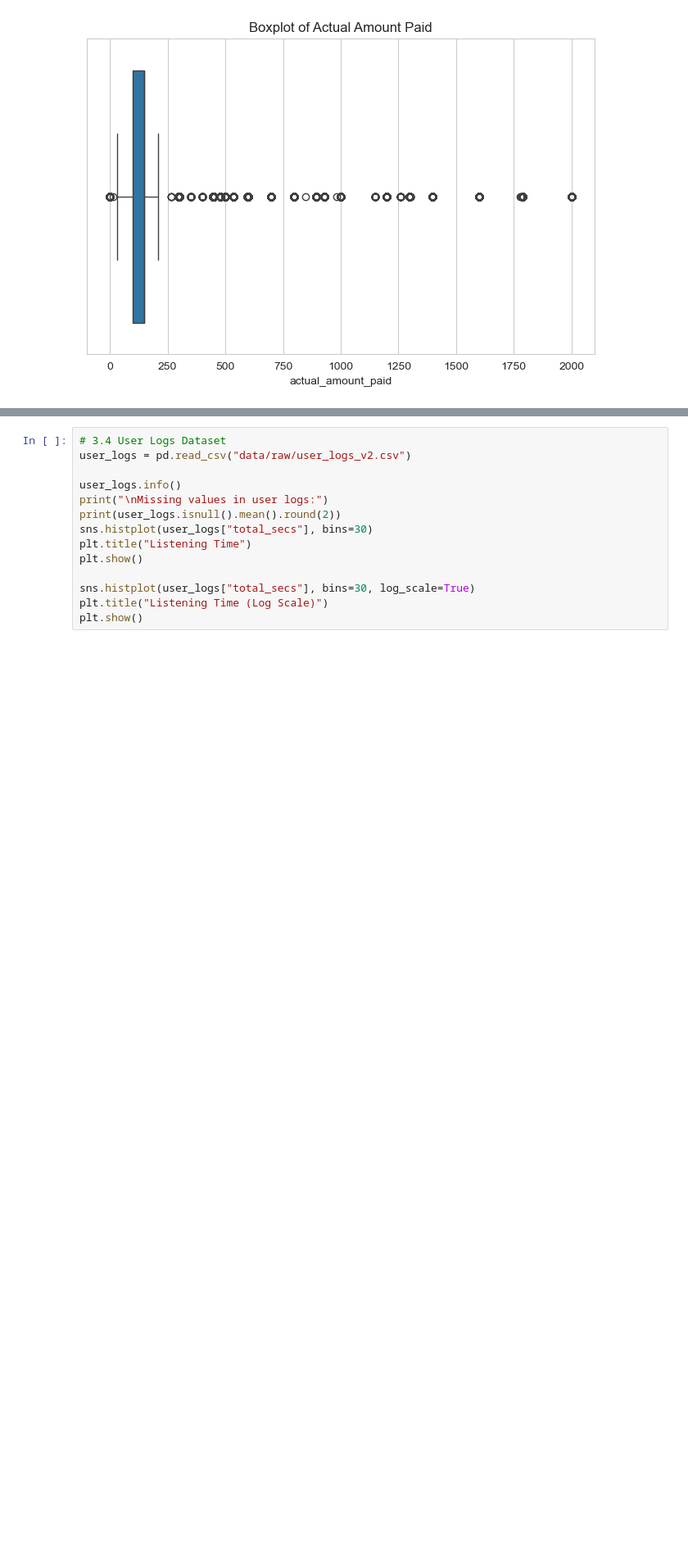
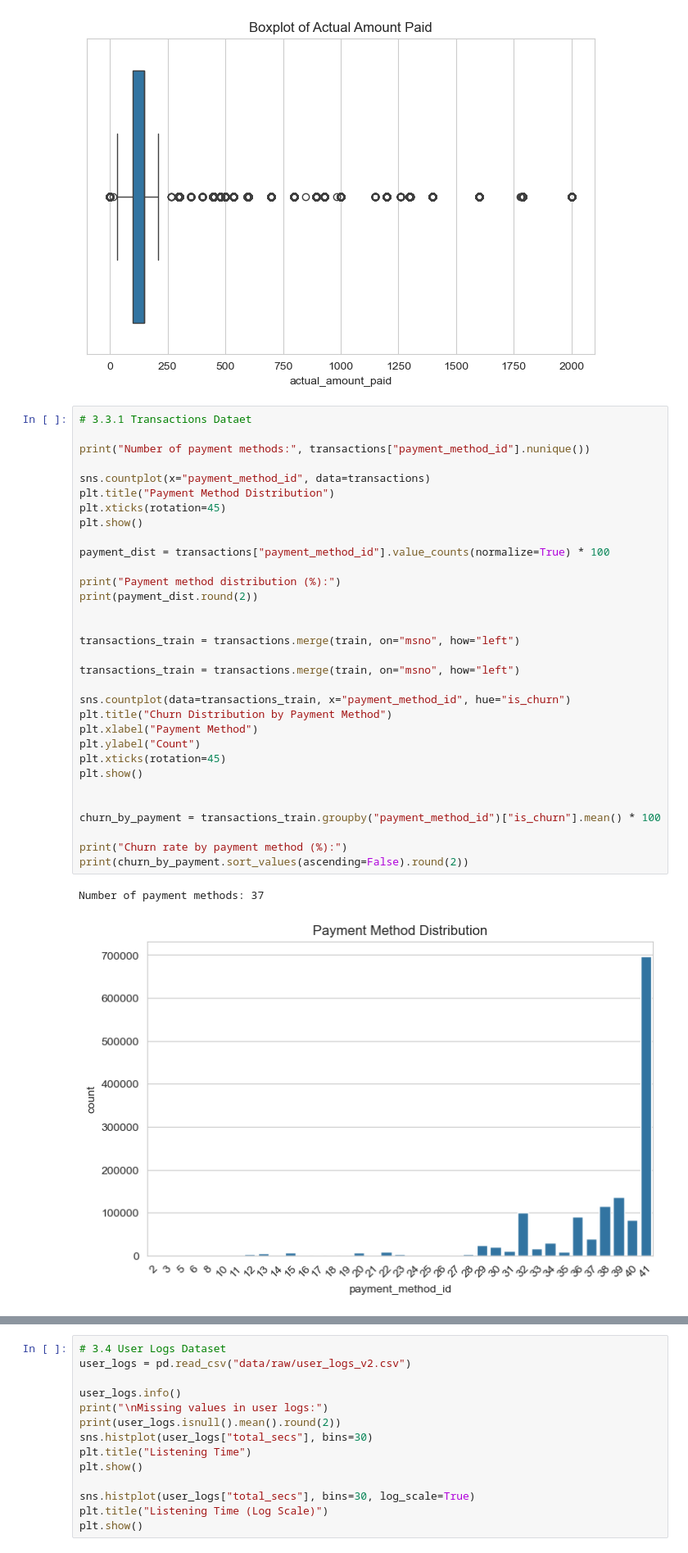
Before and after one commit to PaulinaMamiaga/customer-churn-intelligence-system, a Jupyter notebook: notebooks/01_initial_eda.ipynb, the cells around one changed output, grey strips where cells are left out. Shown at 82% size. Saved outputs shown, nothing was run; the diff lists cells and outputs as text; blank space fills up the shorter version.

```diff
--- a/notebooks/01_initial_eda.ipynb
+++ b/notebooks/01_initial_eda.ipynb
@@ -180,3 +180,38 @@ dtype: float64
 [figure]
 [figure]
 [figure]
+# %%
+# 3.3.1 Transactions Dataet
+
+print("Number of payment methods:", transactions["payment_method_id"].nunique())
+
+sns.countplot(x="payment_method_id", data=transactions)
+plt.title("Payment Method Distribution")
+plt.xticks(rotation=45)
+plt.show()
+
+payment_dist = transactions["payment_method_id"].value_counts(normalize=True) * 100
+
+print("Payment method distribution (%):")
+print(payment_dist.round(2))
+
+
+transactions_train = transactions.merge(train, on="msno", how="left")
+
+transactions_train = transactions.merge(train, on="msno", how="left")
+
+sns.countplot(data=transactions_train, x="payment_method_id", hue="is_churn")
+plt.title("Churn Distribution by Payment Method")
+plt.xlabel("Payment Method")
+plt.ylabel("Count")
+plt.xticks(rotation=45)
+plt.show()
+
+
+churn_by_payment = transactions_train.groupby("payment_method_id")["is_churn"].mean() * 100
+
+print("Churn rate by payment method (%):")
+print(churn_by_payment.sort_values(ascending=False).round(2))
+# %% [output]
+Number of payment methods: 37
+[figure, added]
```
Also changed, not shown: parts of 2 cells of this notebook.
